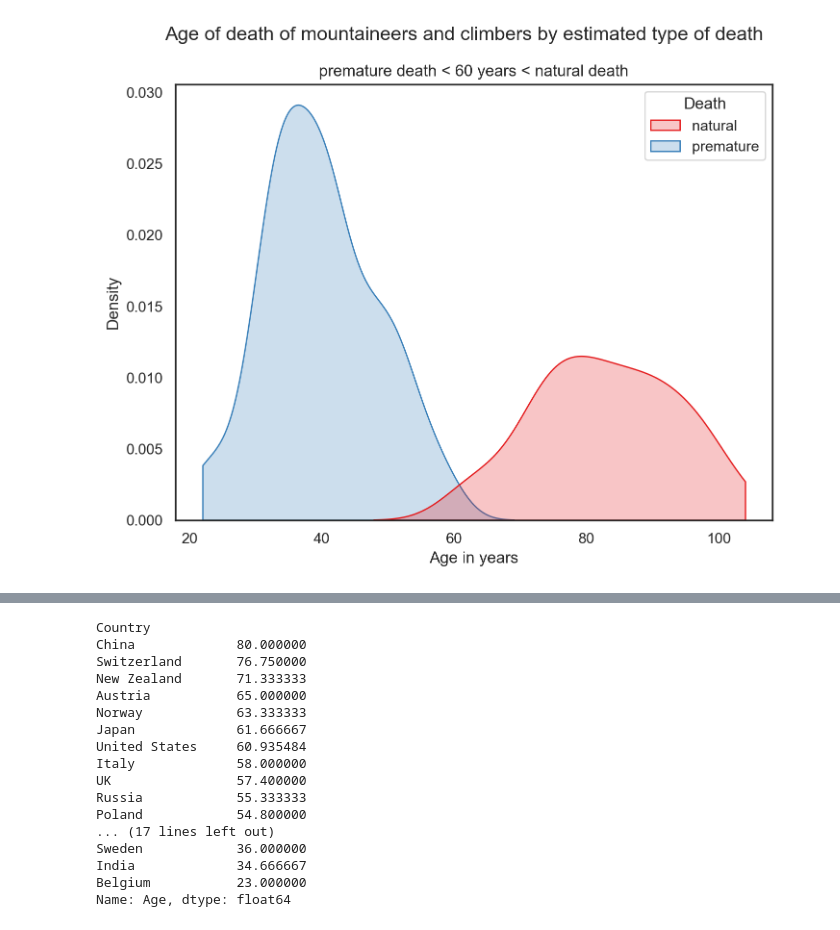
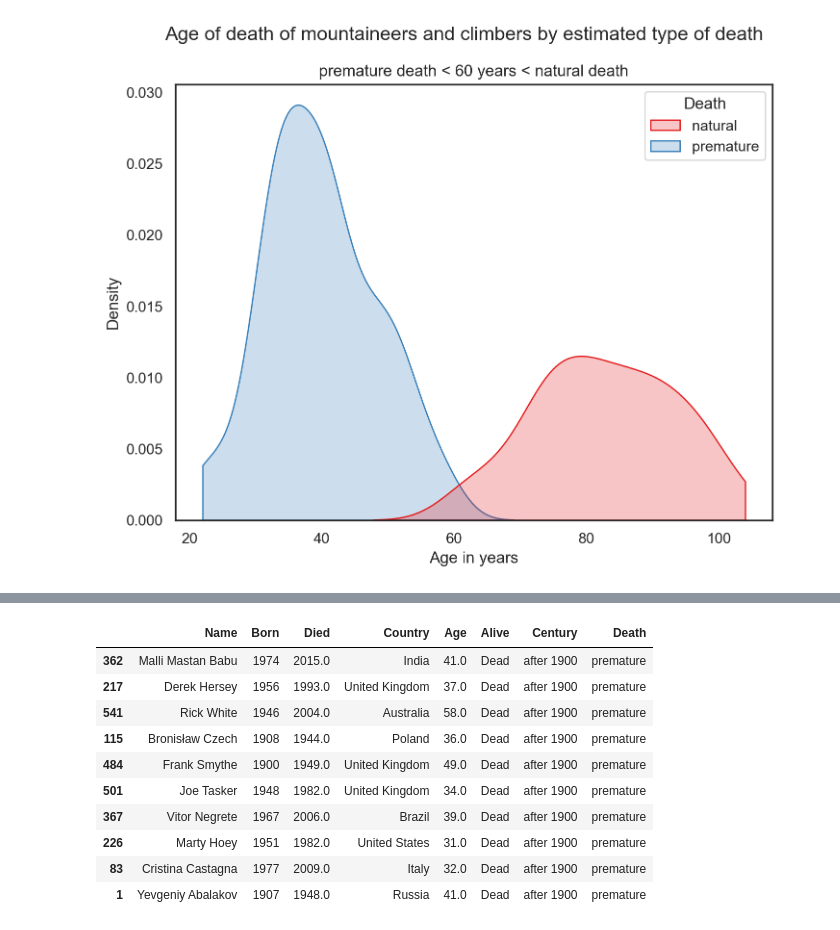
Before and after one commit to dmnkfr/mountaineers, a Jupyter notebook: mountaineers_wiki.ipynb, the cells around one changed output, grey strips where cells are left out. Cells and saved outputs as stored; diff of their text form; code cells hidden in the pictures.

```diff
--- a/mountaineers_wiki.ipynb
+++ b/mountaineers_wiki.ipynb
@@ -495,20 +475,14 @@ Name: Country, dtype: int64
-# %%
-dead_late.groupby("Country")["Age"].mean().sort_values(ascending=False)
-# %% [output]
-Country
-China             80.000000
-Switzerland       76.750000
-New Zealand       71.333333
-Austria           65.000000
-Norway            63.333333
-Japan             61.666667
-United States     60.935484
-Italy             58.000000
-UK                57.400000
-Russia            55.333333
-Poland            54.800000
-... (17 lines left out)
-Sweden            36.000000
-India             34.666667
-Belgium           23.000000
-Name: Age, dtype: float64
+# %%
+dead_late[dead_late["Death"] == "premature"].sample(10, random_state=42)
+# %% [output]
+|  | Name | Born | Died | Country | Age | Alive | Century | Death |
+| 362 | Malli Mastan Babu | 1974 | 2015.0 | India | 41.0 | Dead | after 1900 | premature |
+| 217 | Derek Hersey | 1956 | 1993.0 | United Kingdom | 37.0 | Dead | after 1900 | premature |
+| 541 | Rick White | 1946 | 2004.0 | Australia | 58.0 | Dead | after 1900 | premature |
+| 115 | Bronisław Czech | 1908 | 1944.0 | Poland | 36.0 | Dead | after 1900 | premature |
+| 484 | Frank Smythe | 1900 | 1949.0 | United Kingdom | 49.0 | Dead | after 1900 | premature |
+| 501 | Joe Tasker | 1948 | 1982.0 | United Kingdom | 34.0 | Dead | after 1900 | premature |
+| 367 | Vitor Negrete | 1967 | 2006.0 | Brazil | 39.0 | Dead | after 1900 | premature |
+| 226 | Marty Hoey | 1951 | 1982.0 | United States | 31.0 | Dead | after 1900 | premature |
+| 83 | Cristina Castagna | 1977 | 2009.0 | Italy | 32.0 | Dead | after 1900 | premature |
+| 1 | Yevgeniy Abalakov | 1907 | 1948.0 | Russia | 41.0 | Dead | after 1900 | premature |
```
Also changed, not shown: parts of 2 cells of this notebook.
